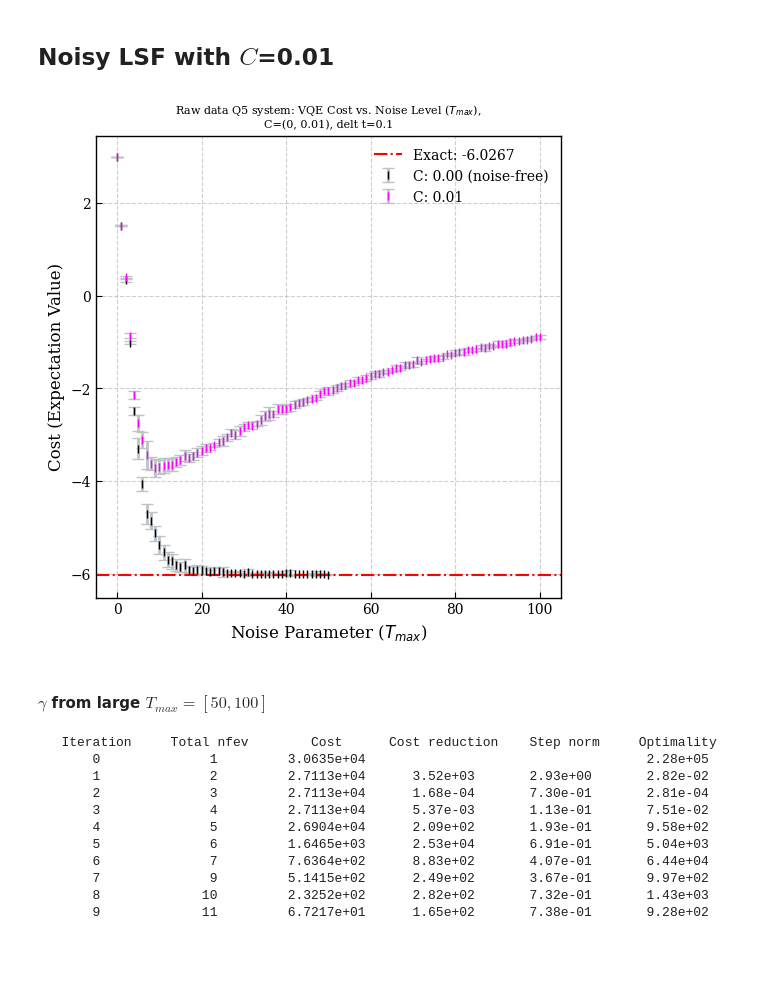
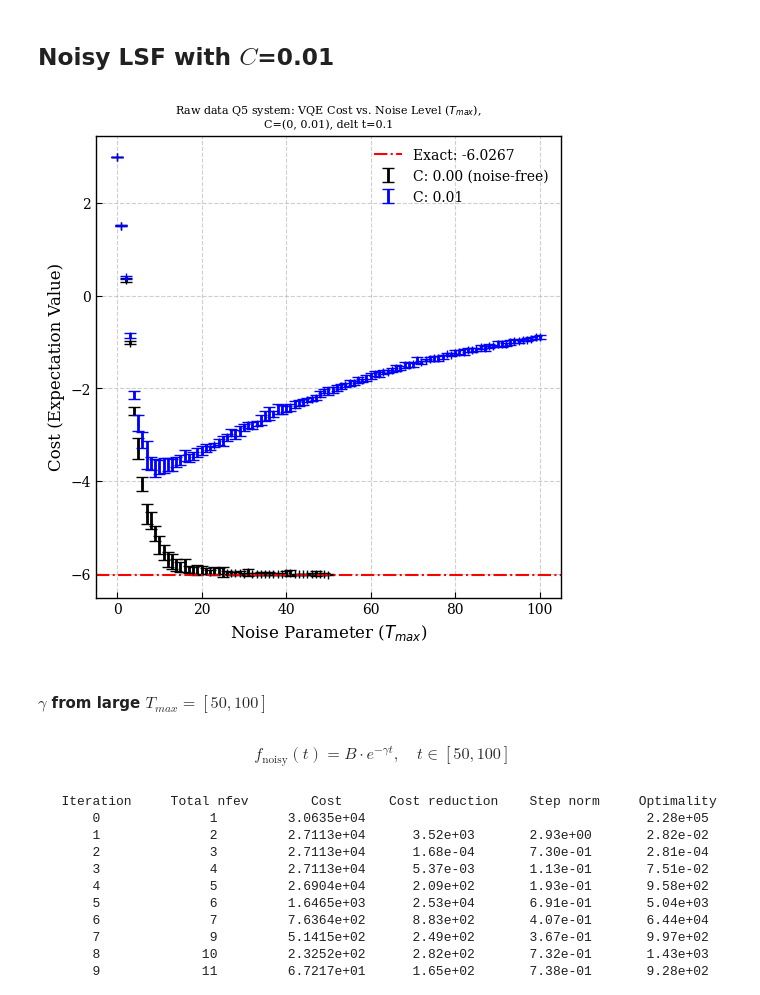
Before and after one commit to arijit-ship/indirect-zne-time-rel-noise, a Jupyter notebook: experimets/5q-c0-delt0.01-uniform-t-sampling/5q-c0.01-delt0.01-uniform-t-sampling.hillsmodel_n=2.ipynb, the cells around one changed output. Drawn from its saved outputs; the diff is of its cells as text; code cells hidden in the pictures; blank space fills up the shorter version.

```diff
--- a/experimets/5q-c0-delt0.01-uniform-t-sampling/5q-c0.01-delt0.01-uniform-t-sampling.hillsmodel_n=2.ipynb
+++ b/experimets/5q-c0-delt0.01-uniform-t-sampling/5q-c0.01-delt0.01-uniform-t-sampling.hillsmodel_n=2.ipynb
@@ -341,31 +343,33 @@ ZNE_c0_best = -6.087516684866581
 # %%
 # Extracting components
 vqe_means_c0_01 = data_records["c0.01"]["processed"]["vqe_means"]
 vqe_stds_c0_01 = data_records["c0.01"]["processed"]["vqe_stds"]
 noise_levels_c0_01 = data_records["c0.01"]["processed"]["t_max"]
 # Create a single clear plot
 plt.figure(figsize=(6, 6))
 plt.errorbar(noise_levels_c0, vqe_means_c0, yerr=vqe_stds_c0, fmt='|', color='black',
-             ecolor='#bdc3c7', elinewidth=2, capsize=4, markersize=6,
+             ecolor='black', elinewidth=2, capsize=4, markersize=6,
              label='C: 0.00 (noise-free)')
-plt.errorbar(noise_levels_c0_01, vqe_means_c0_01, yerr=vqe_stds_c0_01, fmt='|', color='magenta',
-             ecolor='#bdc3c7', elinewidth=2, capsize=4, markersize=6,
+plt.errorbar(noise_levels_c0_01, vqe_means_c0_01, yerr=vqe_stds_c0_01, fmt='|', color='blue',
+             ecolor='blue', elinewidth=2, capsize=4, markersize=6,
              label='C: 0.01')
 plt.axhline(y=EXACT_SOLUTION, color='red', linestyle='-.', label=f'Exact: {EXACT_SOLUTION:.4f}')
 # Aesthetic improvements
 plt.title("Raw data Q5 system: VQE Cost vs. Noise Level ($T_{max}$),\nC=(0, 0.01), delt t=0.1", fontsize=8)
 plt.xlabel("Noise Parameter ($T_{max}$)", fontsize=12)
 plt.ylabel("Cost (Expectation Value)", fontsize=12)
 plt.grid(True, linestyle='--', alpha=0.6)
 plt.legend()
 
 # Save the plot (if in a script) or show (if in a notebook)
 # plt.savefig('raw_data_trend.png')
 plt.show()
 # %% [output]
-[figure, old version]
+[figure, new version]
 # %% [markdown]
 #### $\gamma$ from large $T_{max} = [50, 100]$
+# %% [markdown]
+$$f_{\text{noisy}}(t) = B \cdot e^{-\gamma t}, \quad t \in [50, 100]$$
 # %%
 # =========================
 # Data selection (large-t window)
```
Also changed, not shown: parts of 24 cells of this notebook.
